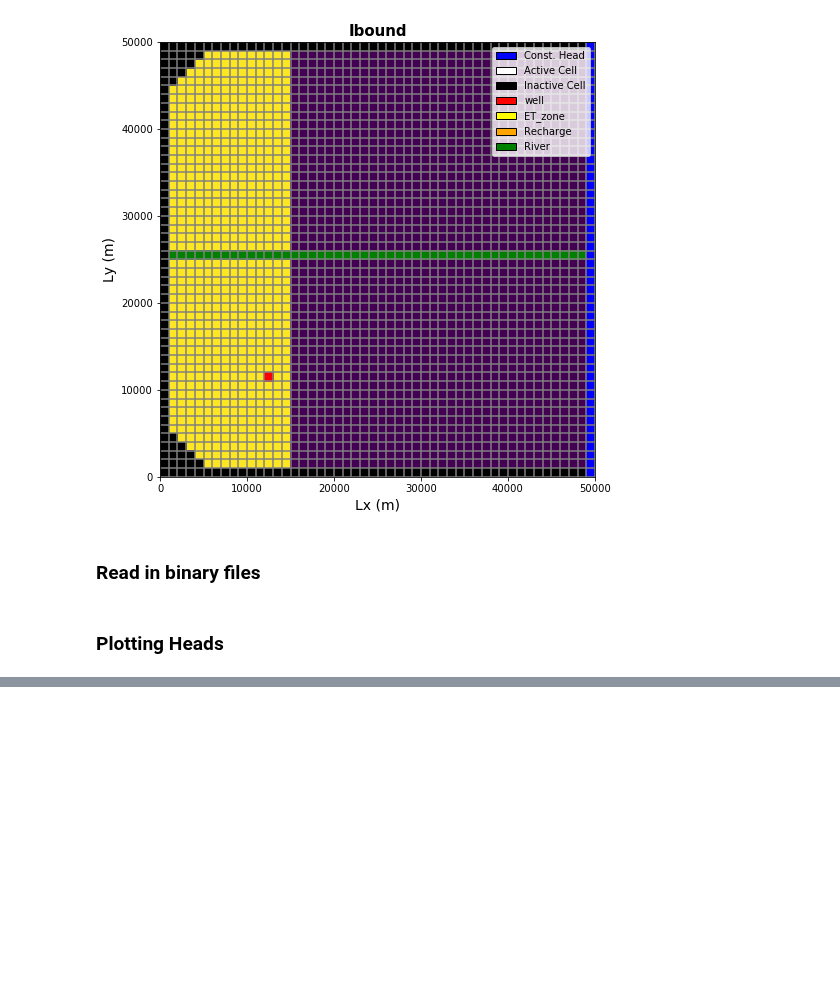
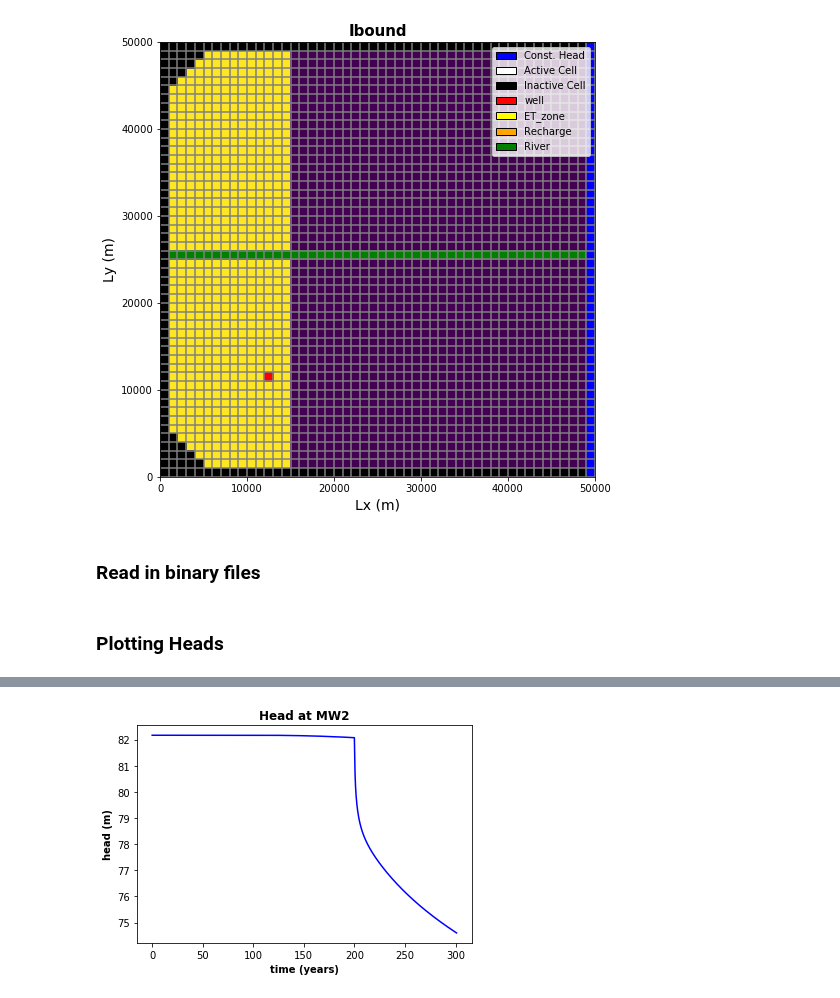
Before and after one commit to groundwater-modeling-Spring2020/Aguaseca_Project, a Jupyter notebook: Ensembles/Sharing/Ensemble_setup_Rachel-Dave.ipynb, the cells around one changed output, grey strips where cells are left out. Drawn from its saved outputs; the diff is of its cells as text; code cells hidden in the pictures; blank space fills up the shorter version.

```diff
--- a/Ensembles/Sharing/Ensemble_setup_Rachel-Dave.ipynb
+++ b/Ensembles/Sharing/Ensemble_setup_Rachel-Dave.ipynb
@@ -739,18 +742,20 @@ plt.show()
 # %%
 # Monitoring well 2
 cell_id1 = well3_loc #cell at the center of the ag area
 time_series1 = headobj.get_ts(cell_id1) #get the time series using flopy
 
 #create firt plot
 plt.subplot(1, 1, 1)
 plt.title("Head at MW2",fontweight='bold')
 plt.xlabel('time (years)',fontweight='bold')
 plt.ylabel('head (m)',fontweight='bold')
-plt.ylim(87, 92)
+#plt.ylim(87, 92)
 plt.plot(time_series1[:, 0]/360, time_series1[:, 1], 'b-') #plot the time series with points at each record
 
-plt.savefig("Head_M2_5png", dpi=600)
+#plt.savefig("Head_M2_5png", dpi=600)
 plt.show()
+# %% [output]
+[figure, added]
 # %%
 # Irrigation well
 cell_id1 = well4_loc #cell at the center of the ag area
```
Also changed, not shown: parts of 4 cells of this notebook.
